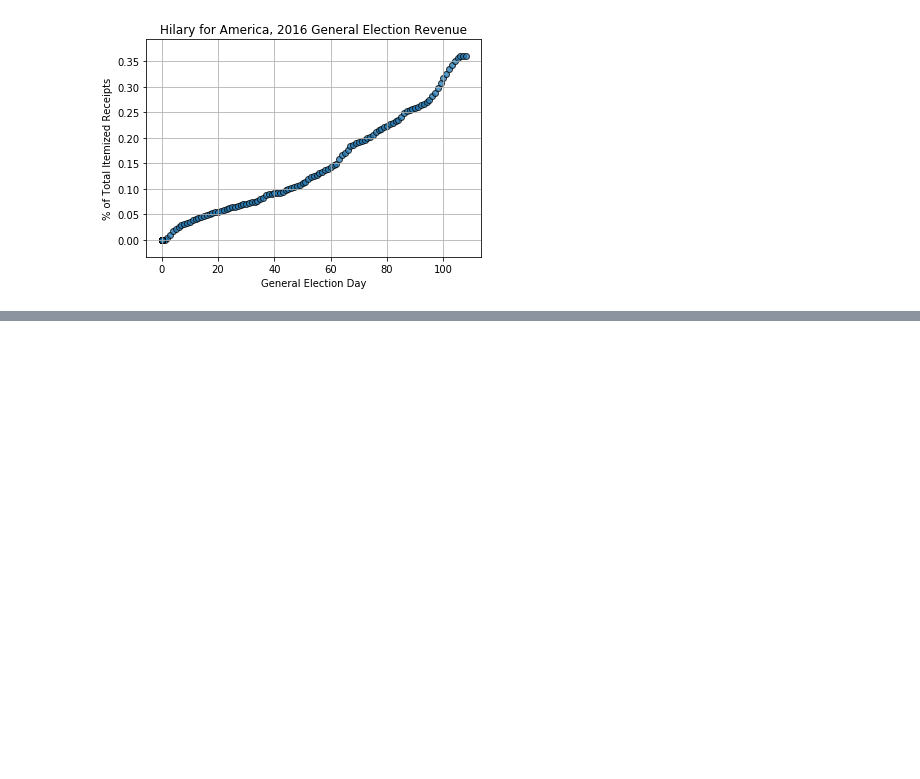
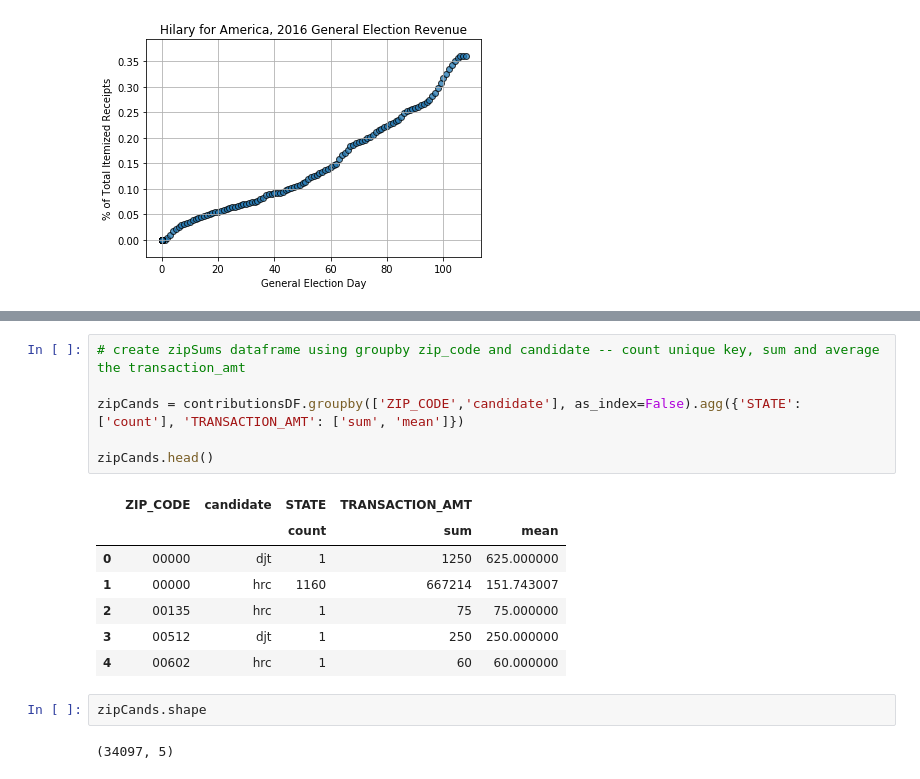
Before and after one commit to sellis4536/uncc_dbc_proj02, a Jupyter notebook: project02_data.ipynb, the cells around one changed output, grey strips where cells are left out. Cells and saved outputs as stored; diff of their text form; blank space fills up the shorter version.

```diff
--- a/project02_data.ipynb
+++ b/project02_data.ipynb
@@ -212,0 +207,18 @@ plt.show()
+# %%
+# create zipSums dataframe using groupby zip_code and candidate -- count unique key, sum and average the transaction_amt
+
+zipCands = contributionsDF.groupby(['ZIP_CODE','candidate'], as_index=False).agg({'STATE': ['count'], 'TRANSACTION_AMT': ['sum', 'mean']})
+
+zipCands.head()
+# %% [output]
+|  | ZIP_CODE | candidate | STATE | TRANSACTION_AMT |  |
+|  |  |  | count | sum | mean |
+| 0 | 00000 | djt | 1 | 1250 | 625.000000 |
+| 1 | 00000 | hrc | 1160 | 667214 | 151.743007 |
+| 2 | 00135 | hrc | 1 | 75 | 75.000000 |
+| 3 | 00512 | djt | 1 | 250 | 250.000000 |
+| 4 | 00602 | hrc | 1 | 60 | 60.000000 |
+# %%
+zipCands.shape
+# %% [output]
+(34097, 5)
```
Also changed, not shown: parts of 12 cells of this notebook.
